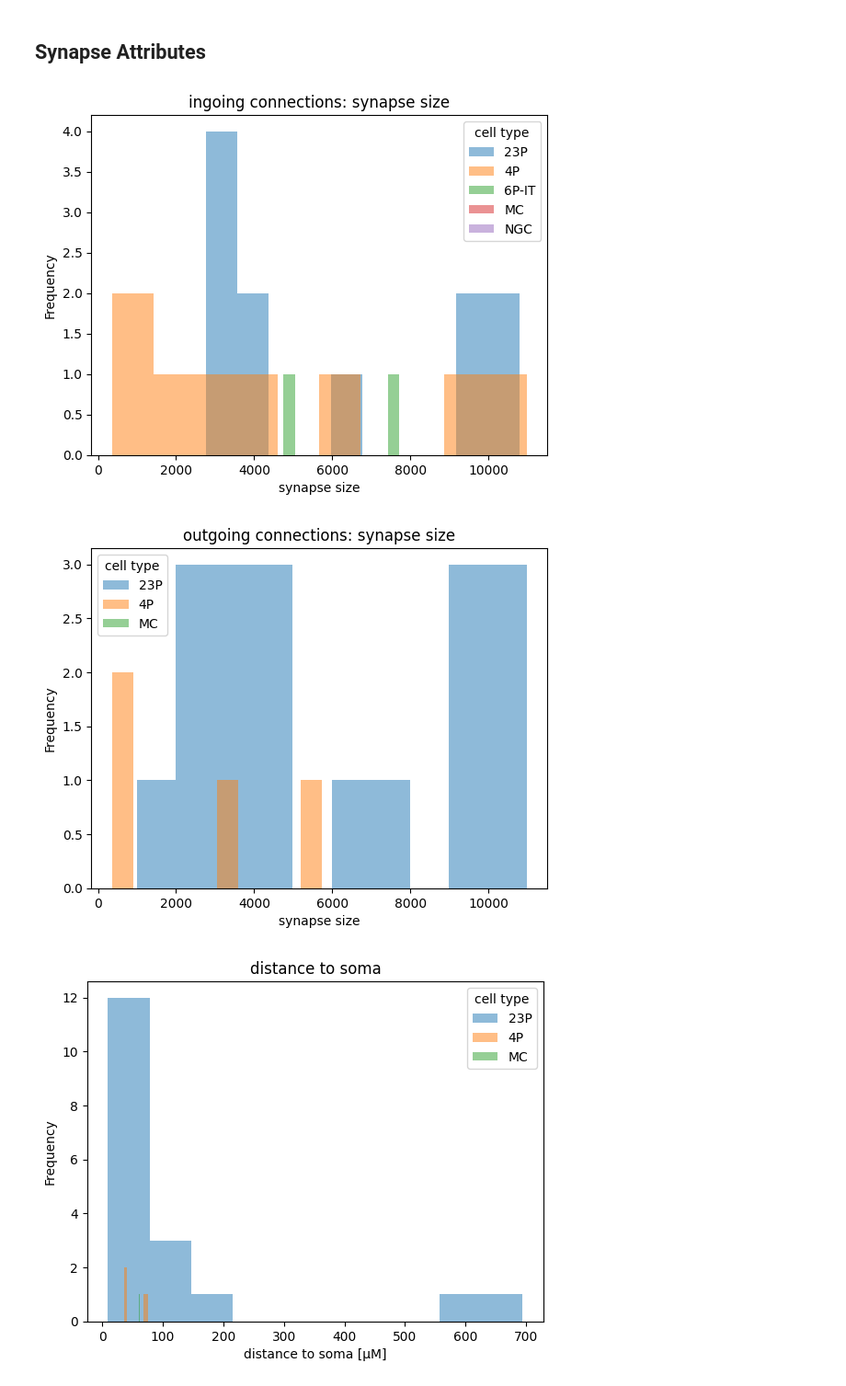
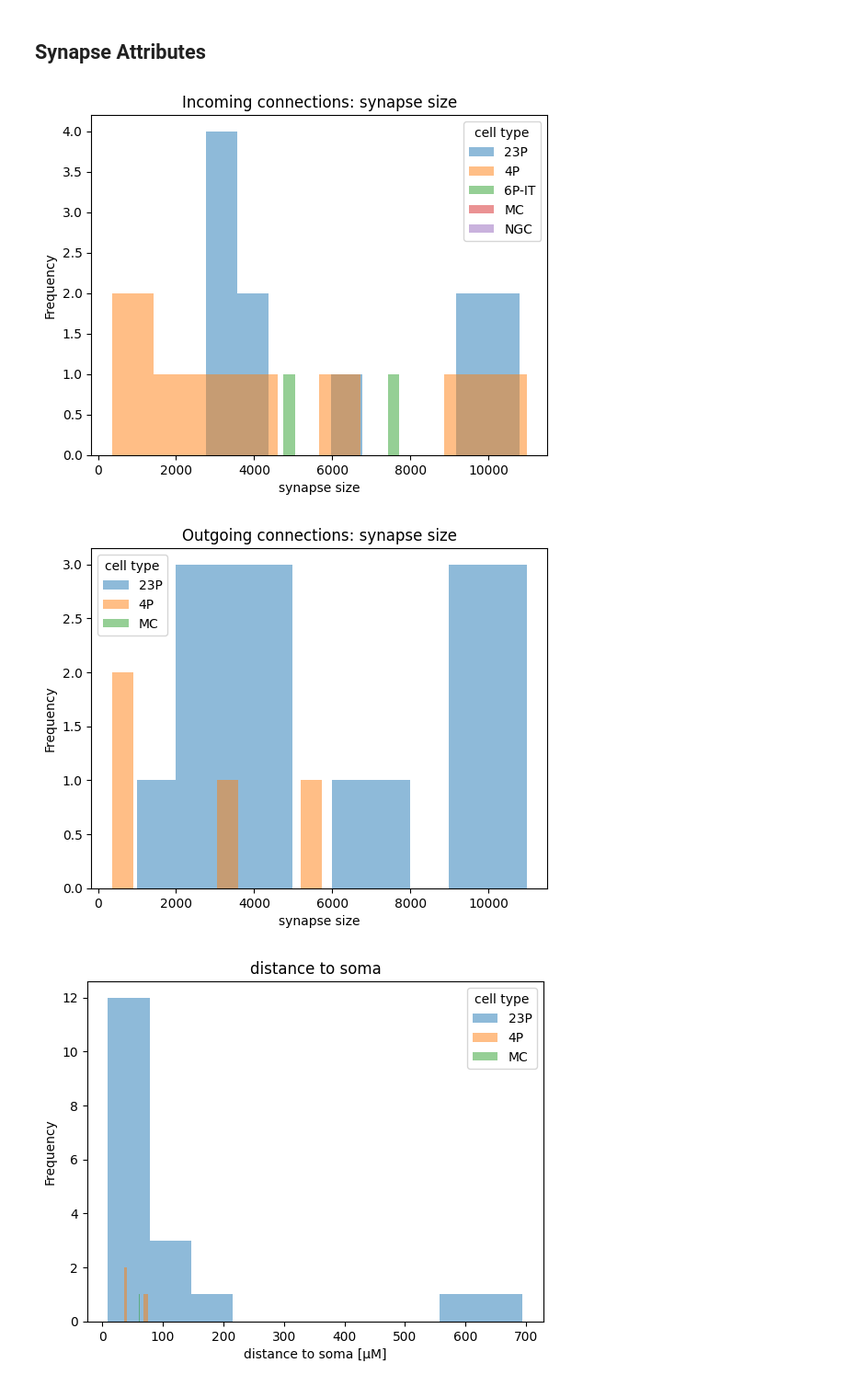
Before and after one commit to deangeckt/Dendro-Synaptome, a Jupyter notebook: analysis/connectome_exploration.ipynb, the cells around one changed output. Shown at 92% size. Drawn from its saved outputs; the diff is of its cells as text; code cells hidden in the pictures.

Commit message:
connectome network class + some minor plot fixes

```diff
--- a/analysis/connectome_exploration.ipynb
+++ b/analysis/connectome_exploration.ipynb
@@ -133,19 +143,19 @@ def plot_cell_type_syn_attr(keys_subset, syn_data, title, legend_title, x_label,
 # %%
 keys_subset = ['23P']
 plot_cell_type_syn_attr(keys_subset=cell_types,
                         syn_data=celltype_input_syn_sizes,
-                        title='ingoing connections: synapse size',
+                        title='Incoming connections: synapse size',
                         legend_title='cell type',
                         x_label='synapse size'
                        )
 plot_cell_type_syn_attr(keys_subset=cell_types,
                         syn_data=celltype_output_syn_sizes,
-                        title='outgoing connections: synapse size',
+                        title='Outgoing connections: synapse size',
                         legend_title='cell type',
                         x_label='synapse size'
                        )
 # %% [output]
-[figure, old version]
+[figure, new version]
 [figure]
 # %%
 plot_cell_type_syn_attr(keys_subset=cell_types,
```
Also changed, not shown: parts of 8 cells of this notebook, 3 other files.
